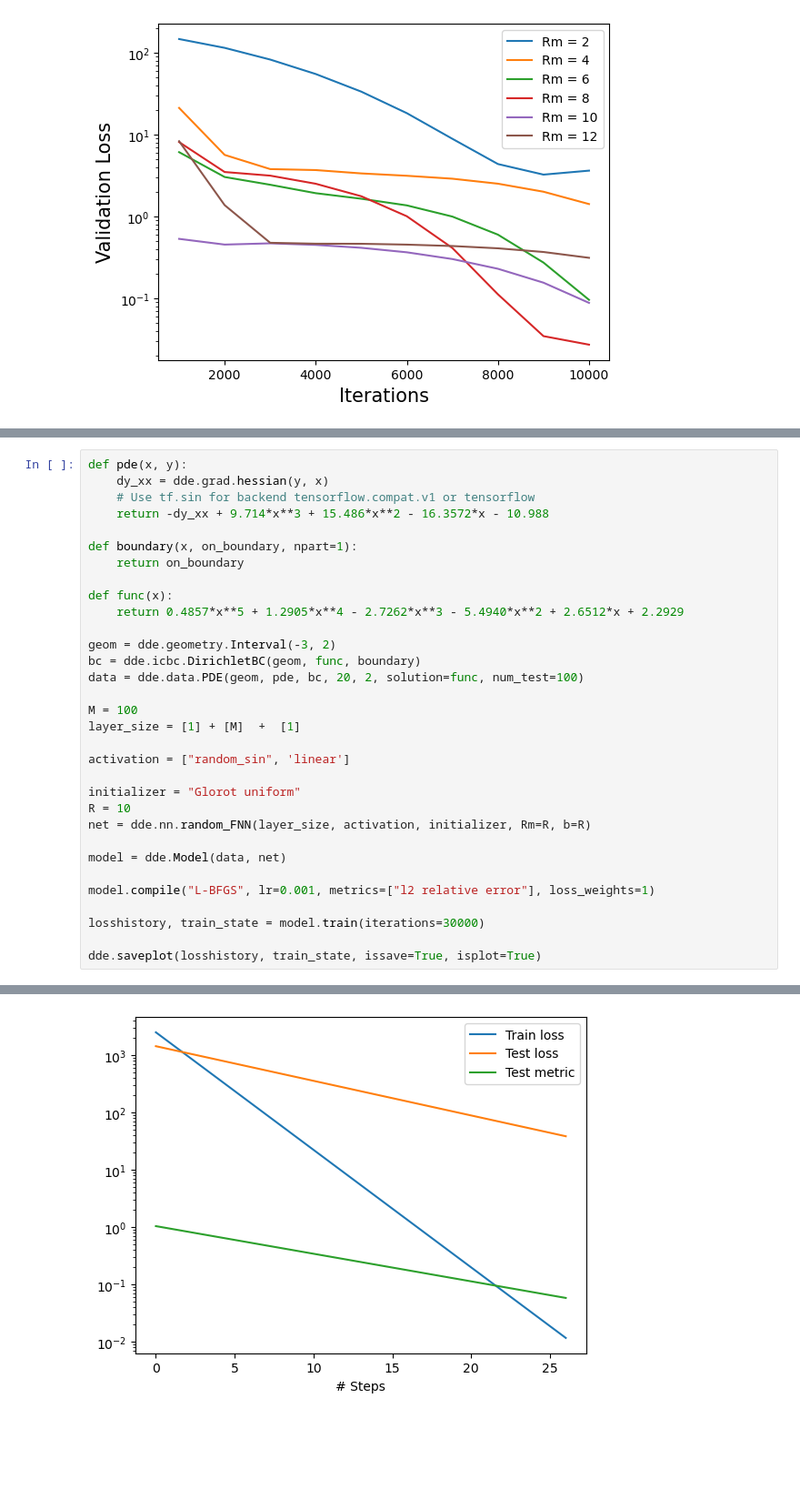
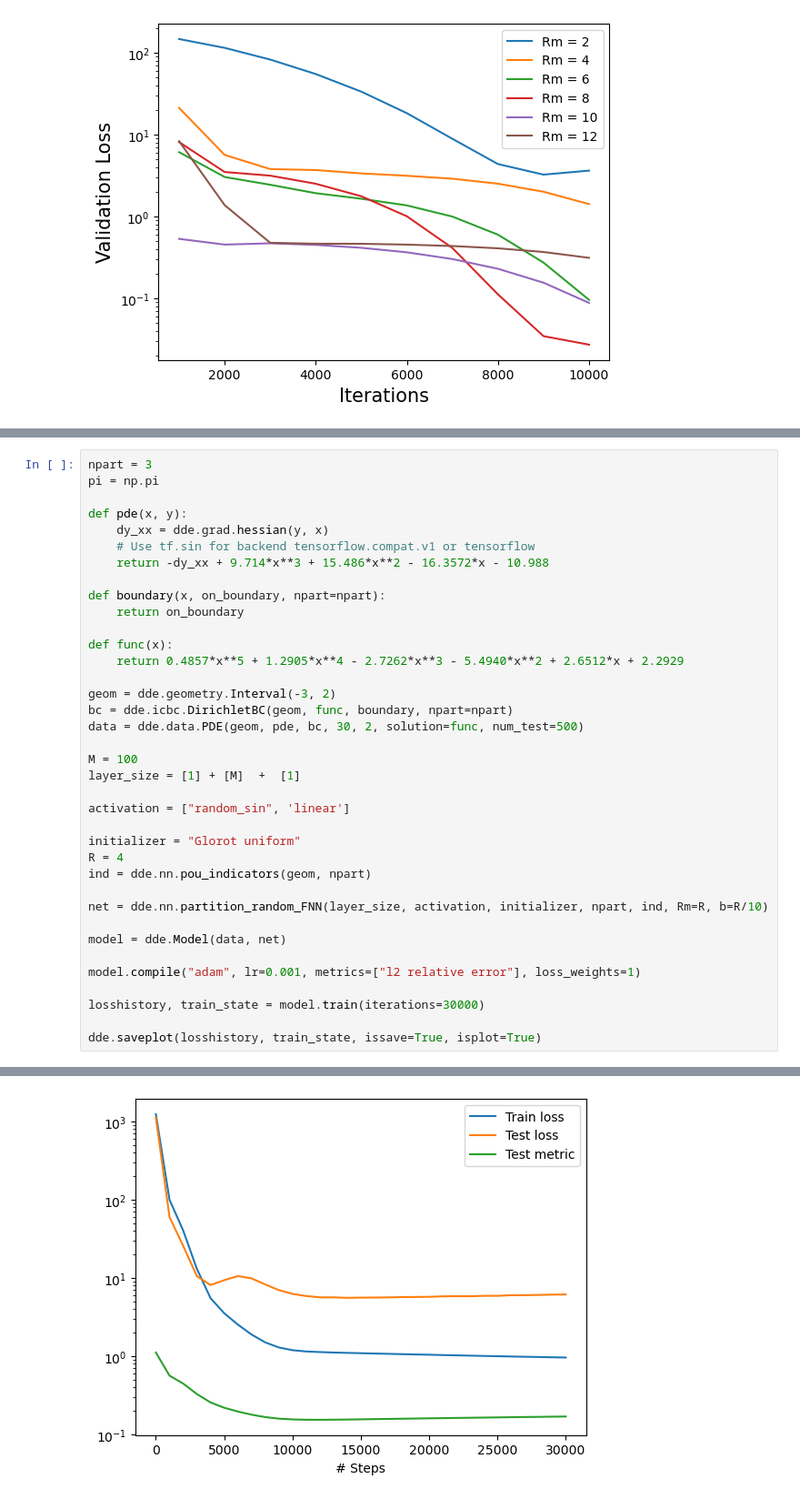
Before and after one commit to ZIB012/pacs, a Jupyter notebook: code/my_ex/1D.ipynb, the cells around one changed output, grey strips where cells are left out. Shown at 91% size. Saved outputs shown, nothing was run; the diff lists cells and outputs as text; blank space fills up the shorter version.

```diff
--- a/code/my_ex/1D.ipynb
+++ b/code/my_ex/1D.ipynb
@@ -399,18 +452,21 @@ plt.show()
 # %%
+npart = 3
+pi = np.pi
+
 def pde(x, y):
     dy_xx = dde.grad.hessian(y, x)
     # Use tf.sin for backend tensorflow.compat.v1 or tensorflow
     return -dy_xx + 9.714*x**3 + 15.486*x**2 - 16.3572*x - 10.988
 
-def boundary(x, on_boundary, npart=1):
+def boundary(x, on_boundary, npart=npart):
     return on_boundary
 
 def func(x):
     return 0.4857*x**5 + 1.2905*x**4 - 2.7262*x**3 - 5.4940*x**2 + 2.6512*x + 2.2929
 
 geom = dde.geometry.Interval(-3, 2)
-bc = dde.icbc.DirichletBC(geom, func, boundary)
-data = dde.data.PDE(geom, pde, bc, 20, 2, solution=func, num_test=100)
+bc = dde.icbc.DirichletBC(geom, func, boundary, npart=npart)
+data = dde.data.PDE(geom, pde, bc, 30, 2, solution=func, num_test=500)
 
 M = 100
 layer_size = [1] + [M]  +  [1]
@@ -418,12 +474,14 @@ layer_size = [1] + [M]  +  [1]
 activation = ["random_sin", 'linear']
 
 initializer = "Glorot uniform"
-R = 10
-net = dde.nn.random_FNN(layer_size, activation, initializer, Rm=R, b=R)
+R = 4
+ind = dde.nn.pou_indicators(geom, npart)
+
+net = dde.nn.partition_random_FNN(layer_size, activation, initializer, npart, ind, Rm=R, b=R/10)
 
 model = dde.Model(data, net)
 
-model.compile("L-BFGS", lr=0.001, metrics=["l2 relative error"], loss_weights=1)
+model.compile("adam", lr=0.001, metrics=["l2 relative error"], loss_weights=1)
 
 losshistory, train_state = model.train(iterations=30000)
 
@@ -448,5 +503,5 @@ Best model at step 26:
 
 Saving loss history to c:\Users\Marco\Documents\GitHub\pacs\code\my_ex\loss.dat ...
 Saving training data to c:\Users\Marco\Documents\GitHub\pacs\code\my_ex\train.dat ...
 Saving test data to c:\Users\Marco\Documents\GitHub\pacs\code\my_ex\test.dat ...
-[figure, old version]
+[figure, new version]
```
Also changed, not shown: parts of 14 cells of this notebook, 7 other files.
